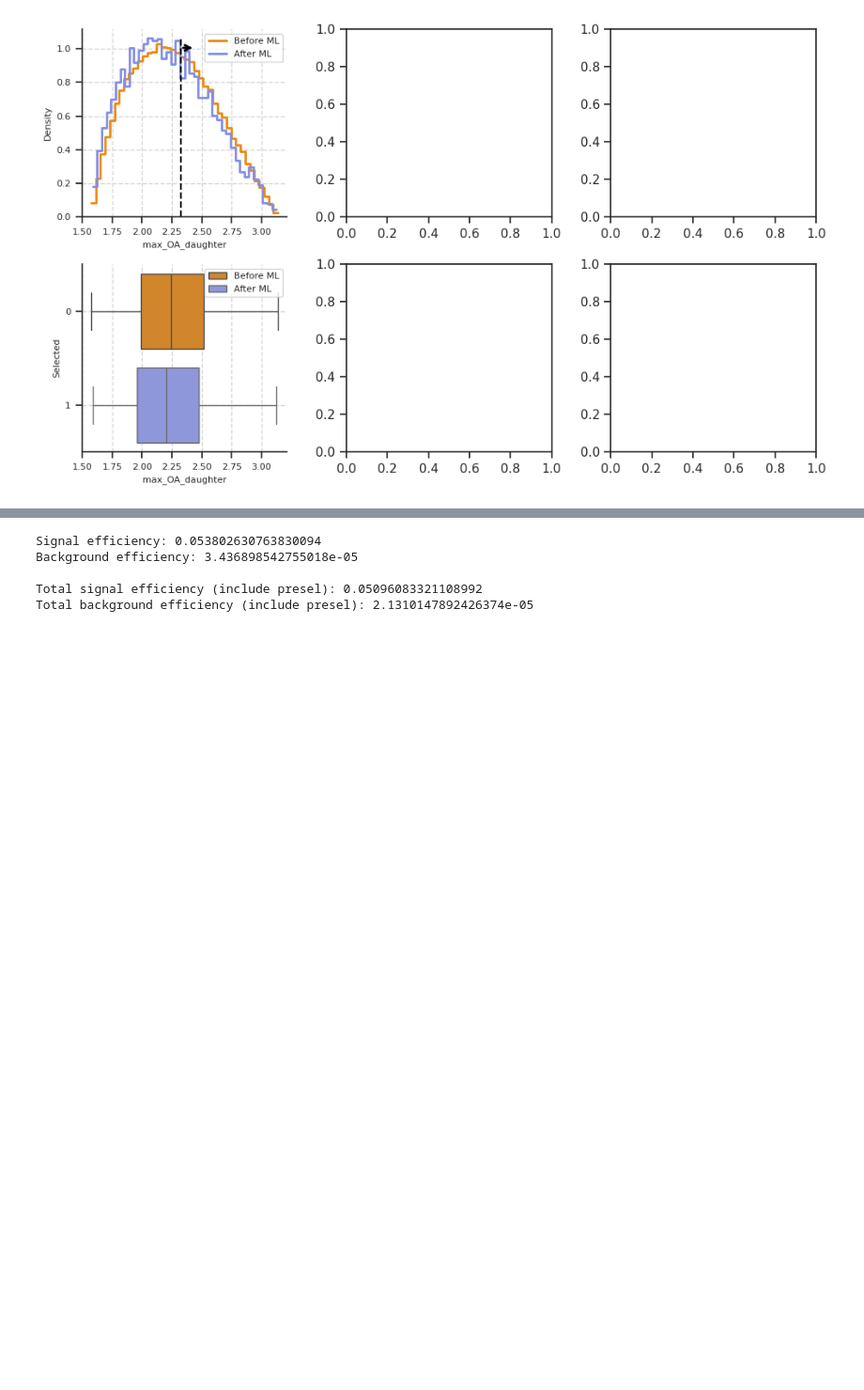
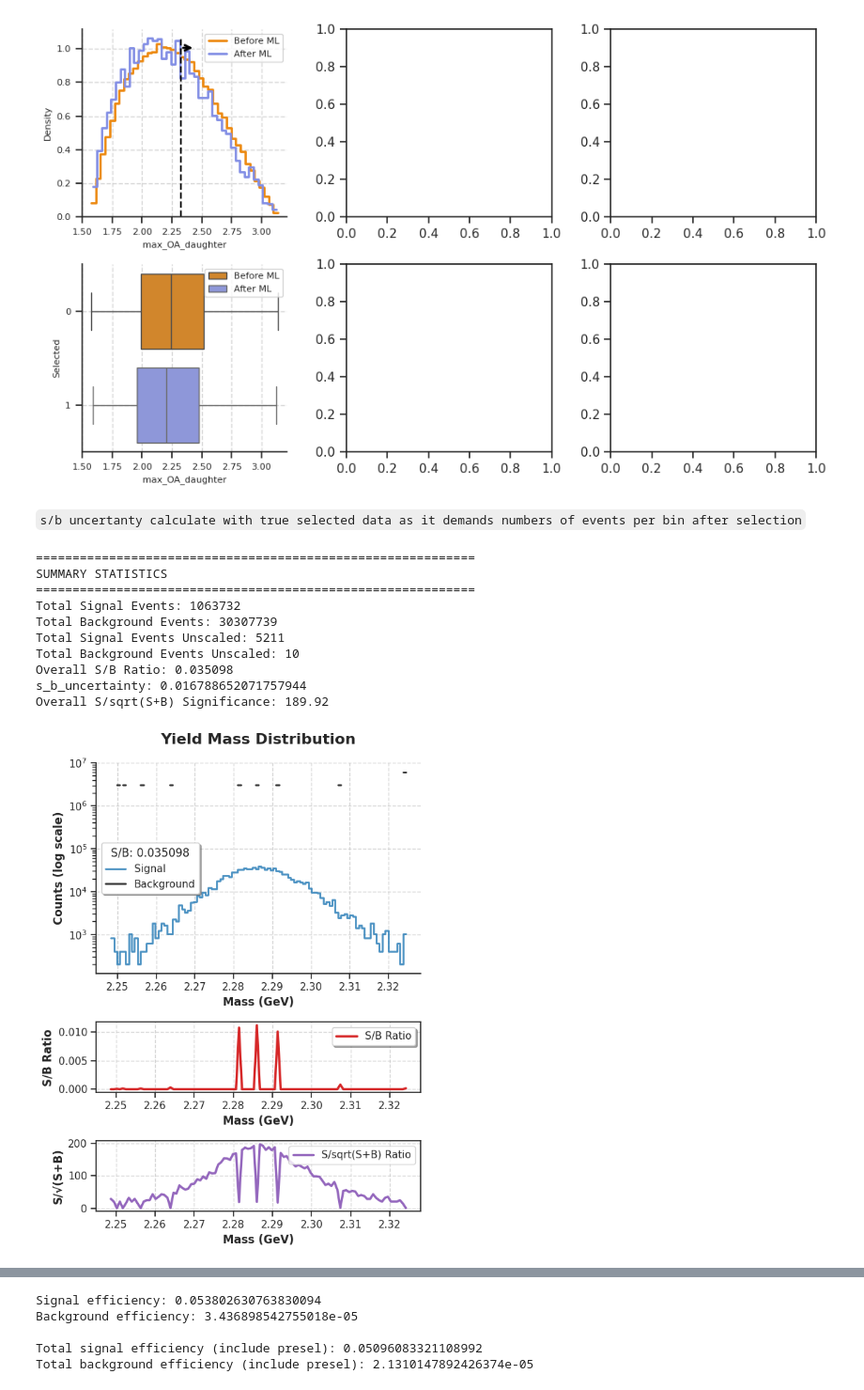
Before and after one commit to ArtSmirnovCH/SPD-Lc-pKpi-27, a Jupyter notebook: analysis_notebooks/ML_analysis/classifiers/XGBoost_classifier.ipynb, the cells around one changed output, grey strips where cells are left out. Shown at 94% size. Saved outputs shown, nothing was run; the diff lists cells and outputs as text; code cells hidden in the pictures; blank space fills up the shorter version.

Commit message:
ML selection updated

```diff
--- a/analysis_notebooks/ML_analysis/classifiers/XGBoost_classifier.ipynb
+++ b/analysis_notebooks/ML_analysis/classifiers/XGBoost_classifier.ipynb
@@ -1464,3 +1403,33 @@ plt.savefig(f'/home/ome123/Рабочий стол/SPD/SPD_Lc_pKpi_27/plots/dist
 plt.show()
 # %% [output]
 [figure]
+# %% [markdown]
+``s/b uncertanty calculate with true selected data as it demands numbers of events per bin after selection``
+# %%
+# Selected data
+sig_mass_distr = test_df.loc[cut_based_selection_mask_test & (test_df['tag'] == 'Sig'), 'mass_Lc']
+bg_mass_distr = test_df.loc[cut_based_selection_mask_test & (test_df['tag'] == 'Bg'), 'mass_Lc']
+
+_ = signal_estimates(
+    sig_mass_distr=sig_mass_distr,
+    bg_mass_distr=bg_mass_distr,
+    have_sig_events=CFG.have_sig_events_1,
+    have_bg_events=CFG.have_bg_events_1,
+    mass_interval=CFG.mass_interval,
+    visualization=True,
+    verbose=True,
+)
+
+plt.savefig(f'/home/ome123/Рабочий стол/SPD/SPD_Lc_pKpi_27/plots/mass_stats_after_selection_ML_based_true_var_1.pdf')
+# %% [output]
+============================================================
+SUMMARY STATISTICS
+============================================================
+Total Signal Events: 1063732
+Total Background Events: 30307739
+Total Signal Events Unscaled: 5211
+Total Background Events Unscaled: 10
+Overall S/B Ratio: 0.035098
+s_b_uncertainty: 0.016788652071757944
+Overall S/sqrt(S+B) Significance: 189.92
+[figure, added]
```
Also changed, not shown: parts of 14 cells of this notebook, 10 other files.
